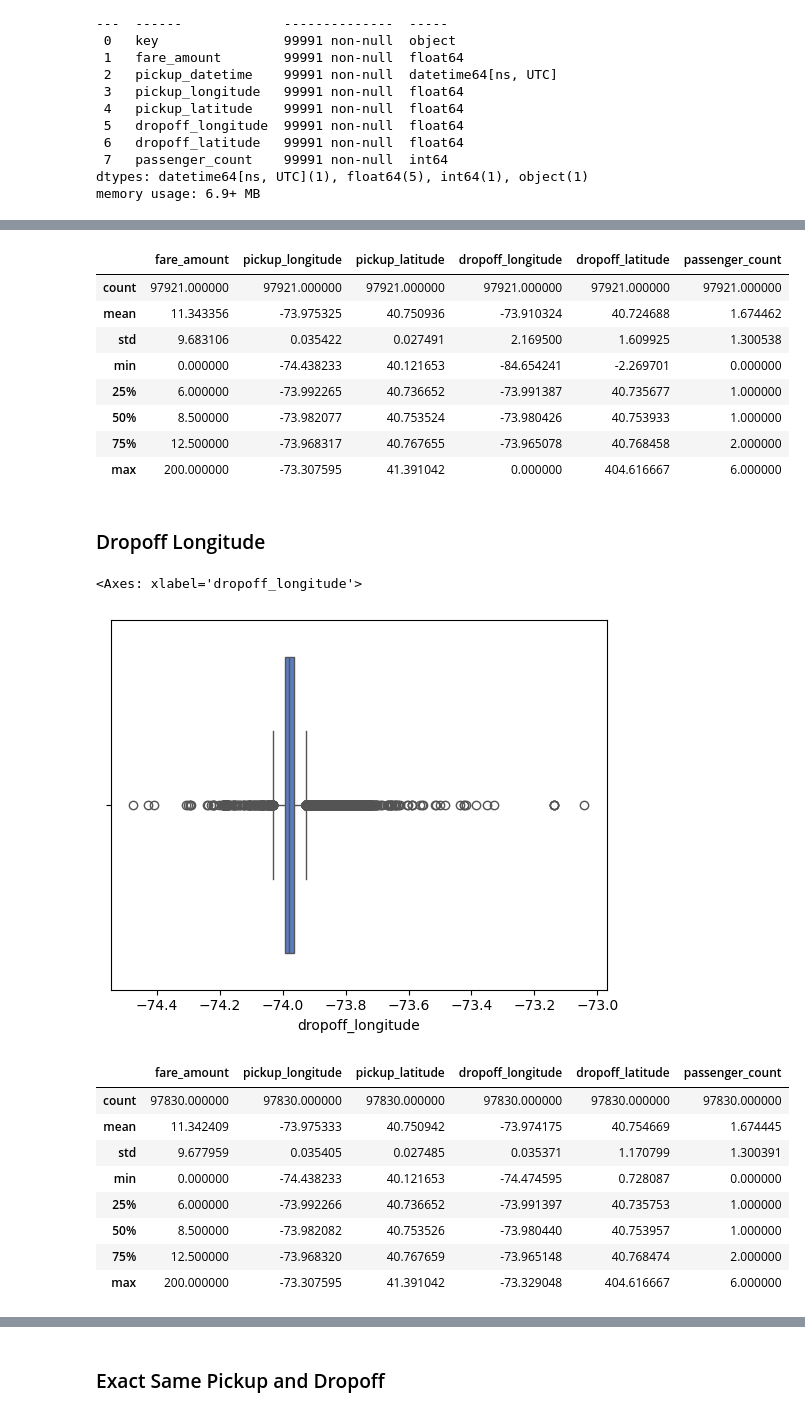
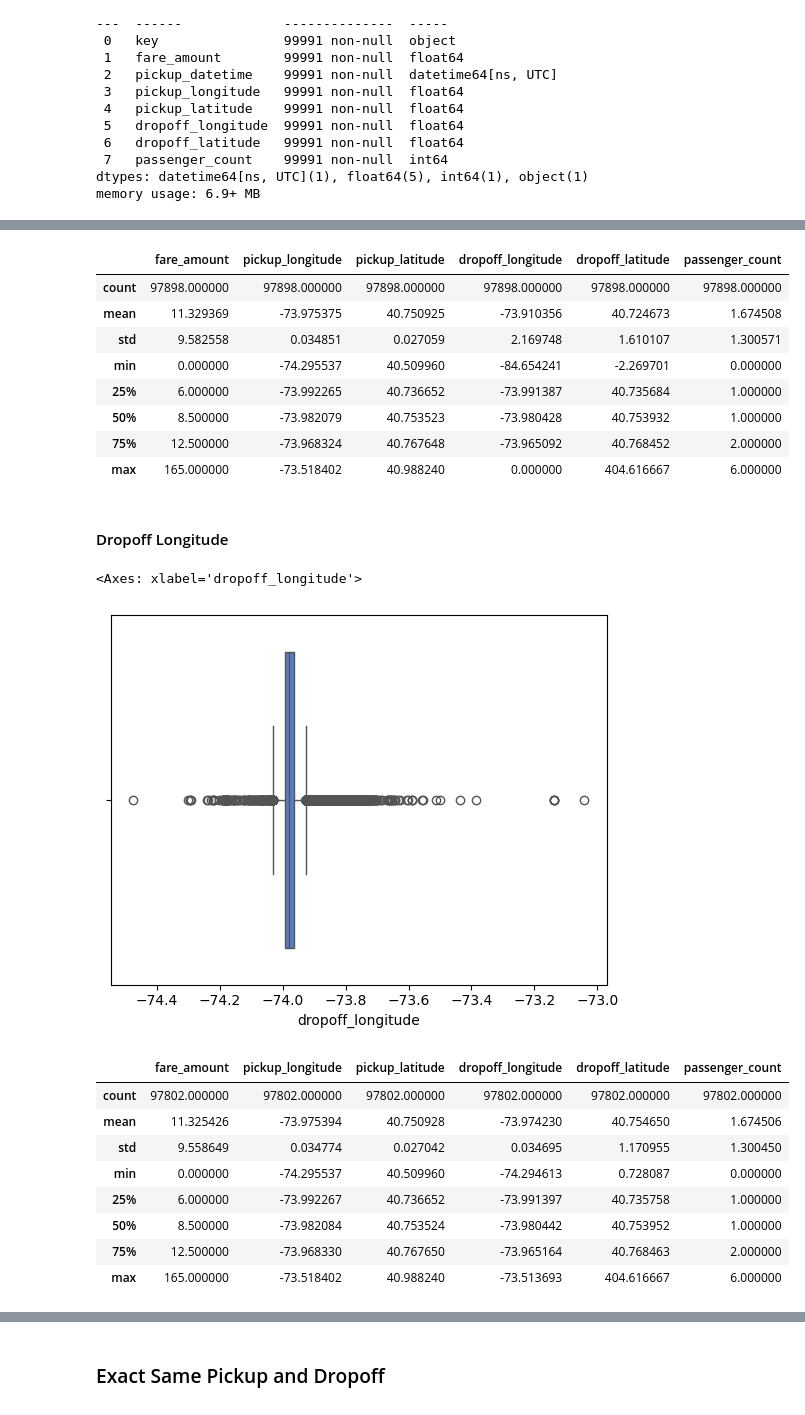
Before and after one commit to ahealion1/Data-Science-Projects, a Jupyter notebook: TaxiFarePrediction/taxi-fare-prediction.ipynb, the cells around one changed output, grey strips where cells are left out. Cells and saved outputs as stored; diff of their text form; code cells hidden in the pictures.

```diff
--- a/TaxiFarePrediction/taxi-fare-prediction.ipynb
+++ b/TaxiFarePrediction/taxi-fare-prediction.ipynb
@@ -156 +160,4 @@ memory usage: 6.9+ MB
+# %%
+longitude_bound = (-74.3, -73.5)    # -74.3, -73.5
+latitude_bound = (40.5, 41.0)       # 40.5, 41.0
 # %% [markdown]
@@ -163,6 +170,6 @@ sns.boxplot(data=taxi.loc[taxi['pickup_longitude'].between(-80, -70)], x='pickup
 # %%
-# len(taxi.loc[~taxi['pickup_longitude'].between(-74.5, -73.2)])
-taxi = taxi.loc[taxi['pickup_longitude'].between(-74.5, -73.2)]
+# len(taxi.loc[~taxi['pickup_longitude'].between(*longitude_bound)])
+taxi = taxi.loc[taxi['pickup_longitude'].between(*longitude_bound)]
 taxi.describe()
 # %% [output]
 |  | fare_amount | pickup_longitude | pickup_latitude | dropoff_longitude | dropoff_latitude | passenger_count |
@@ -184,36 +191,36 @@ sns.boxplot(data=taxi.loc[taxi['pickup_latitude'].between(30, 50)], x='pickup_la
 # %%
-# len(taxi.loc[~taxi['pickup_latitude'].between(40, 41.5)])
-taxi = taxi.loc[taxi['pickup_latitude'].between(40, 41.5)]
+# len(taxi.loc[~taxi['pickup_latitude'].between(*latitude_bound)])
+taxi = taxi.loc[taxi['pickup_latitude'].between(*latitude_bound)]
 taxi.describe()
 # %% [output]
 |  | fare_amount | pickup_longitude | pickup_latitude | dropoff_longitude | dropoff_latitude | passenger_count |
-| count | 97921.000000 | 97921.000000 | 97921.000000 | 97921.000000 | 97921.000000 | 97921.000000 |
-| mean | 11.343356 | -73.975325 | 40.750936 | -73.910324 | 40.724688 | 1.674462 |
-| std | 9.683106 | 0.035422 | 0.027491 | 2.169500 | 1.609925 | 1.300538 |
-| min | 0.000000 | -74.438233 | 40.121653 | -84.654241 | -2.269701 | 0.000000 |
-| 25% | 6.000000 | -73.992265 | 40.736652 | -73.991387 | 40.735677 | 1.000000 |
-| 50% | 8.500000 | -73.982077 | 40.753524 | -73.980426 | 40.753933 | 1.000000 |
-| 75% | 12.500000 | -73.968317 | 40.767655 | -73.965078 | 40.768458 | 2.000000 |
-| max | 200.000000 | -73.307595 | 41.391042 | 0.000000 | 404.616667 | 6.000000 |
+| count | 97898.000000 | 97898.000000 | 97898.000000 | 97898.000000 | 97898.000000 | 97898.000000 |
+| mean | 11.329369 | -73.975375 | 40.750925 | -73.910356 | 40.724673 | 1.674508 |
+| std | 9.582558 | 0.034851 | 0.027059 | 2.169748 | 1.610107 | 1.300571 |
+| min | 0.000000 | -74.295537 | 40.509960 | -84.654241 | -2.269701 | 0.000000 |
+| 25% | 6.000000 | -73.992265 | 40.736652 | -73.991387 | 40.735684 | 1.000000 |
+| 50% | 8.500000 | -73.982079 | 40.753523 | -73.980428 | 40.753932 | 1.000000 |
+| 75% | 12.500000 | -73.968324 | 40.767648 | -73.965092 | 40.768452 | 2.000000 |
+| max | 165.000000 | -73.518402 | 40.988240 | 0.000000 | 404.616667 | 6.000000 |
 # %% [markdown]
-### Dropoff Longitude
+#### Dropoff Longitude
 # %%
-sns.boxplot(data=taxi.loc[taxi['dropoff_longitude'].between(-80, -70)], x='dropoff_longitude')
+sns.boxplot(data=taxi.loc[taxi['dropoff_longitude'].between(-75.0, -72.0)], x='dropoff_longitude')
 # %% [output]
 <Axes: xlabel='dropoff_longitude'>
-[figure, old version]
+[figure, new version]
 # %%
-# len(taxi.loc[~taxi['dropoff_longitude'].between(-74.5, -73.2)])
-taxi = taxi.loc[taxi['dropoff_longitude'].between(-74.5, -73.2)]
+# len(taxi.loc[~taxi['dropoff_longitude'].between(*longitude_bound)])
+taxi = taxi.loc[taxi['dropoff_longitude'].between(*longitude_bound)]
 taxi.describe()
 # %% [output]
 |  | fare_amount | pickup_longitude | pickup_latitude | dropoff_longitude | dropoff_latitude | passenger_count |
-| count | 97830.000000 | 97830.000000 | 97830.000000 | 97830.000000 | 97830.000000 | 97830.000000 |
-| mean | 11.342409 | -73.975333 | 40.750942 | -73.974175 | 40.754669 | 1.674445 |
-| std | 9.677959 | 0.035405 | 0.027485 | 0.035371 | 1.170799 | 1.300391 |
-| min | 0.000000 | -74.438233 | 40.121653 | -74.474595 | 0.728087 | 0.000000 |
-| 25% | 6.000000 | -73.992266 | 40.736652 | -73.991397 | 40.735753 | 1.000000 |
-| 50% | 8.500000 | -73.982082 | 40.753526 | -73.980440 | 40.753957 | 1.000000 |
-| 75% | 12.500000 | -73.968320 | 40.767659 | -73.965148 | 40.768474 | 2.000000 |
-| max | 200.000000 | -73.307595 | 41.391042 | -73.329048 | 404.616667 | 6.000000 |
+| count | 97802.000000 | 97802.000000 | 97802.000000 | 97802.000000 | 97802.000000 | 97802.000000 |
+| mean | 11.325426 | -73.975394 | 40.750928 | -73.974230 | 40.754650 | 1.674506 |
+| std | 9.558649 | 0.034774 | 0.027042 | 0.034695 | 1.170955 | 1.300450 |
+| min | 0.000000 | -74.295537 | 40.509960 | -74.294613 | 0.728087 | 0.000000 |
+| 25% | 6.000000 | -73.992267 | 40.736652 | -73.991397 | 40.735758 | 1.000000 |
+| 50% | 8.500000 | -73.982084 | 40.753524 | -73.980442 | 40.753952 | 1.000000 |
+| 75% | 12.500000 | -73.968330 | 40.767650 | -73.965164 | 40.768463 | 2.000000 |
+| max | 165.000000 | -73.518402 | 40.988240 | -73.513693 | 404.616667 | 6.000000 |
 # %% [markdown]
```
Also changed, not shown: parts of 23 cells of this notebook, 1 other file.
